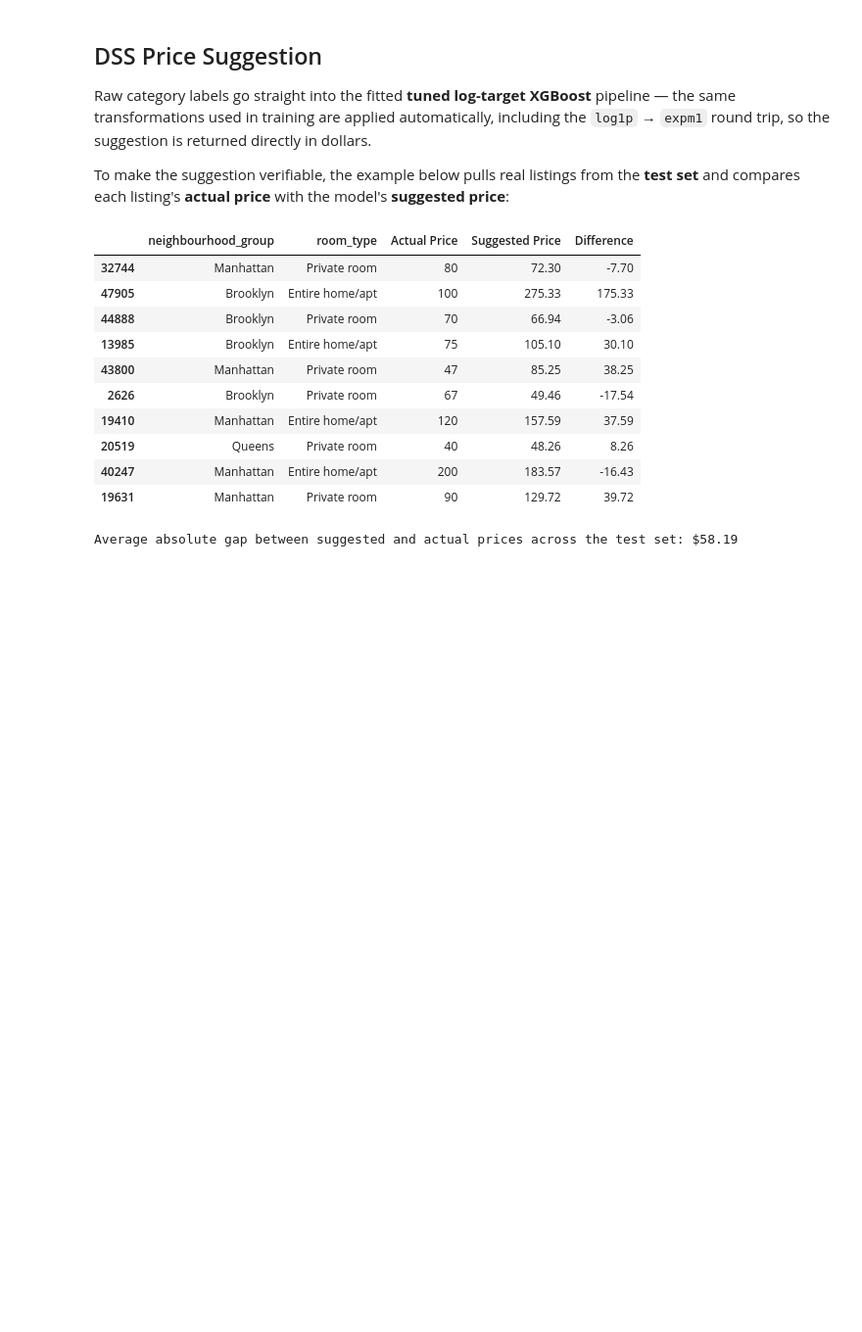
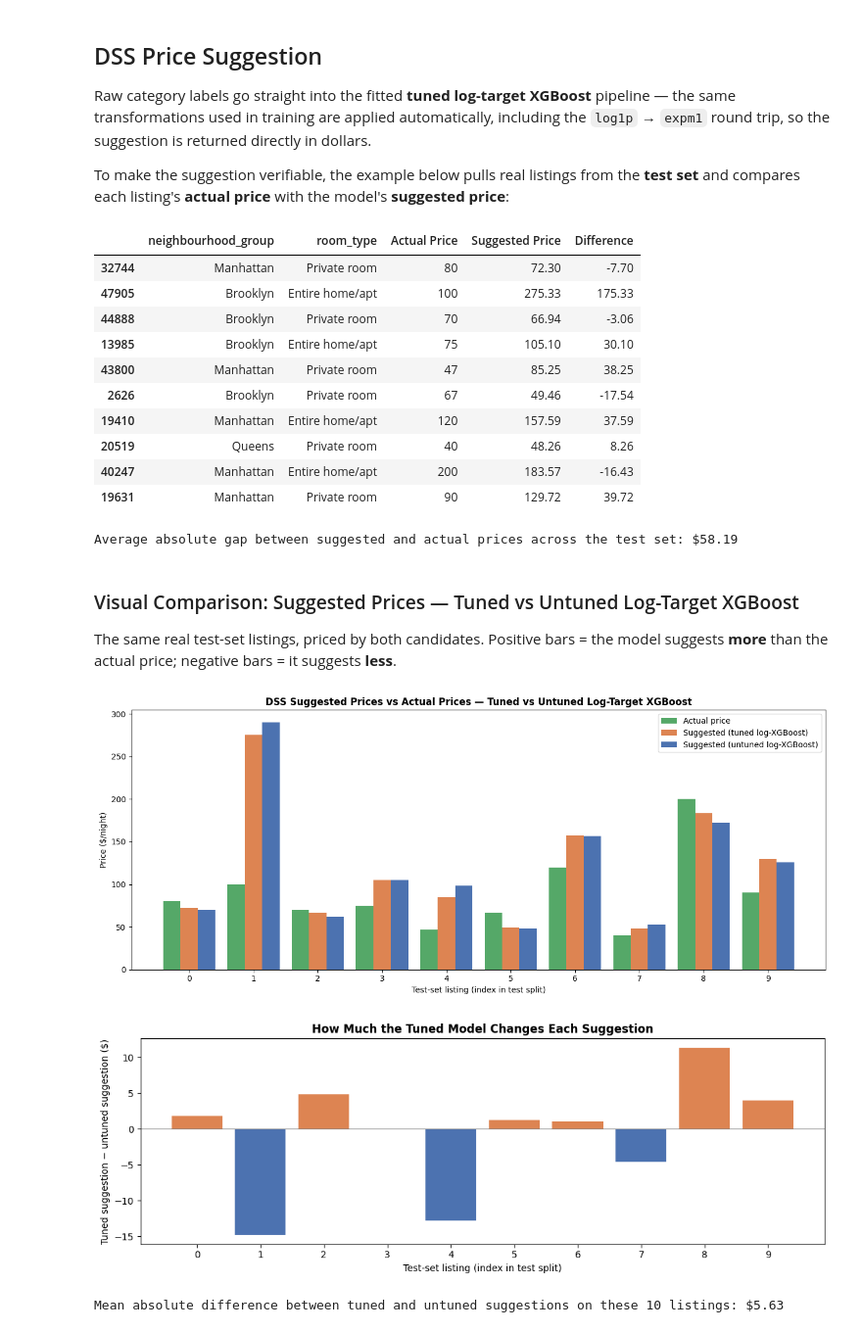
Before and after one commit to Messiri4/Airbnb_Predictor, a Jupyter notebook: Airbnb_Price_Prediction_updated.ipynb, the cells around one changed output. Shown at 98% size. Saved outputs shown, nothing was run; the diff lists cells and outputs as text; code cells hidden in the pictures; blank space fills up the shorter version.

```diff
--- a/Airbnb_Price_Prediction_updated.ipynb
+++ b/Airbnb_Price_Prediction_updated.ipynb
@@ -1084,3 +1133,59 @@ print(f"Average absolute gap between suggested and actual prices across the test
 | 40247 | Manhattan | Entire home/apt | 200 | 183.57 | -16.43 |
 | 19631 | Manhattan | Private room | 90 | 129.72 | 39.72 |
 Average absolute gap between suggested and actual prices across the test set: $58.19
+# %% [markdown]
+### Visual Comparison: Suggested Prices — Tuned vs Untuned Log-Target XGBoost
+
+The same real test-set listings, priced by both candidates. Positive bars = the model suggests **more** than the actual price; negative bars = it suggests **less**.
+# %%
+# Side-by-side suggested prices for the first N test listings from both pipelines
+N = 10
+sample = X_test.head(N).copy()
+sample['Actual Price'] = y_test.head(N).to_numpy()
+
+sample['Suggested (tuned)'] = [
+    suggest_price(**row[X_test.columns].to_dict()) for _, row in sample.iterrows()
+] if 'tuned_pipe' not in globals() else tuned_pipe.predict(sample[X_test.columns])
+
+# untuned suggestions via the untuned pipeline
+untuned_suggestions = log_xgb_pipe.predict(sample[X_test.columns])
+
+plot_df = pd.DataFrame({
+    'Listing': range(1, N + 1),
+    'Actual': sample['Actual Price'].to_numpy(),
+    'Tuned suggestion': sample['Suggested (tuned)'].to_numpy(),
+    'Untuned suggestion': untuned_suggestions
+})
+
+fig, ax = plt.subplots(figsize=(13, 5.5))
+x = np.arange(N)
+w = 0.27
+ax.bar(x - w, plot_df['Actual'], w, label='Actual price', color='#55a868')
+ax.bar(x,     plot_df['Tuned suggestion'], w, label='Suggested (tuned log-XGBoost)', color='#dd8452')
+ax.bar(x + w, plot_df['Untuned suggestion'], w, label='Suggested (untuned log-XGBoost)', color='#4c72b0')
+ax.set_xticks(x)
+ax.set_xlabel('Test-set listing (index in test split)')
+ax.set_ylabel('Price ($/night)')
+ax.set_title('DSS Suggested Prices vs Actual Prices — Tuned vs Untuned Log-Target XGBoost', fontweight='bold')
+ax.legend()
+plt.tight_layout()
+plt.show()
+
+# Difference-of-suggestions plot for the same listings
+diff = plot_df['Tuned suggestion'] - plot_df['Untuned suggestion']
+fig, ax = plt.subplots(figsize=(11, 4))
+colors_d = ['#dd8452' if v > 0 else '#4c72b0' for v in diff]
+ax.bar(x, diff, color=colors_d)
+ax.axhline(0, color='gray', linewidth=0.8)
+ax.set_xticks(x)
+ax.set_xlabel('Test-set listing (index in test split)')
+ax.set_ylabel('Tuned suggestion − untuned suggestion ($)')
+ax.set_title('How Much the Tuned Model Changes Each Suggestion', fontweight='bold')
+plt.tight_layout()
+plt.show()
+
+print(f"Mean absolute difference between tuned and untuned suggestions on these {N} listings: ${diff.abs().mean():.2f}")
+# %% [output]
+[figure, added]
+[figure, added]
+Mean absolute difference between tuned and untuned suggestions on these 10 listings: $5.63
```
Also changed, not shown: parts of 3 cells of this notebook.
